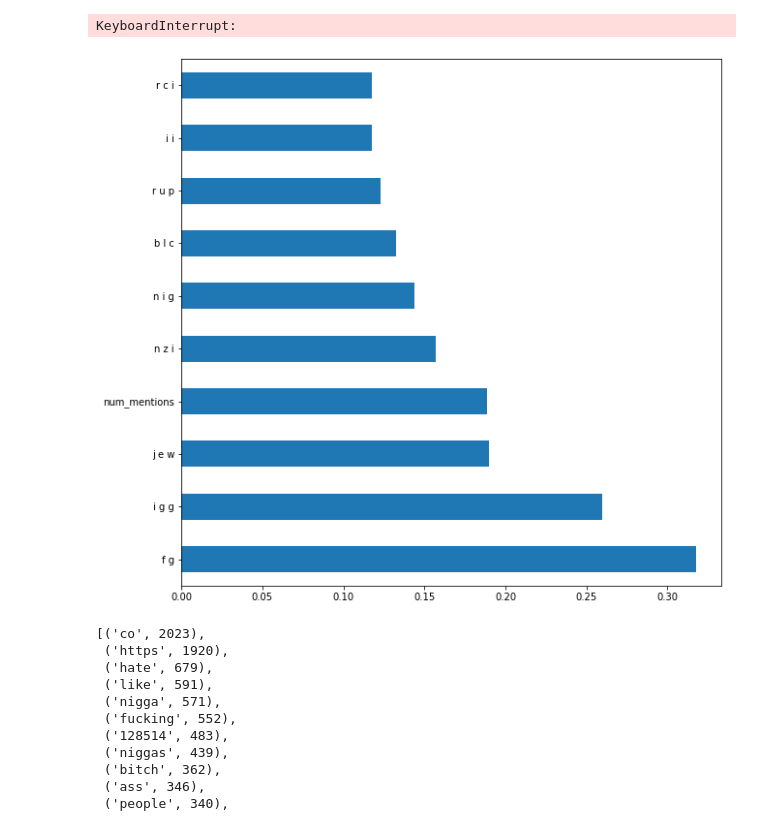
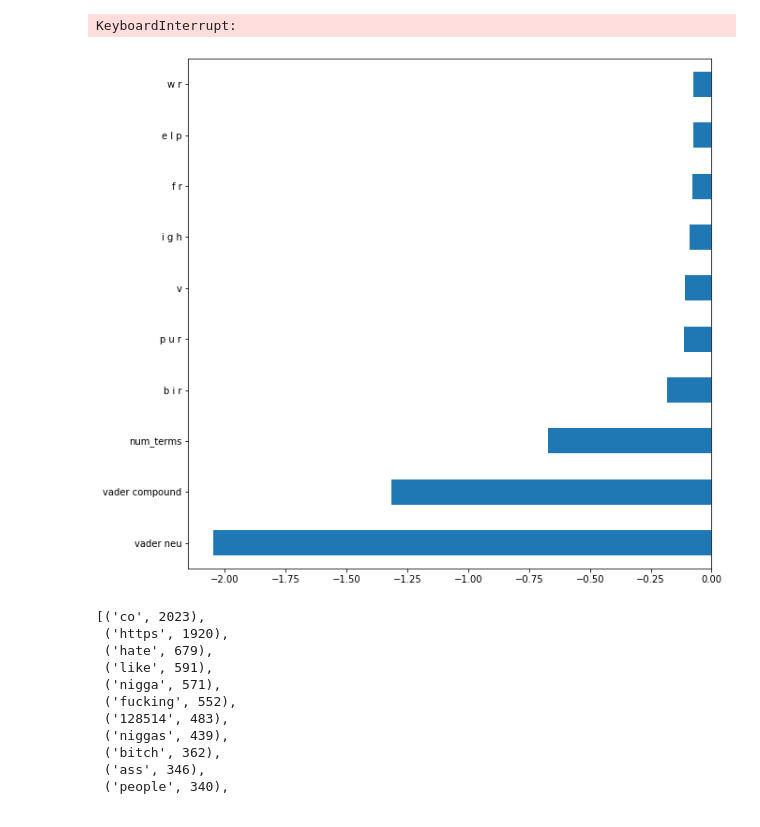
Before and after one commit to nchibana/twitter-speech-classifier, a Jupyter notebook: notebooks/Unit 2 Predictive Model Project - Final.ipynb, the cells around one changed output. Cells and saved outputs as stored; diff of their text form; code cells hidden in the pictures.

```diff
--- a/notebooks/Unit 2 Predictive Model Project - Final.ipynb
+++ b/notebooks/Unit 2 Predictive Model Project - Final.ipynb
@@ -604,12 +604,12 @@ KeyboardInterrupt:
 # %%
 %matplotlib inline
 import matplotlib.pyplot as plt
 plt.figure(figsize=(10, 10))
 
 coefficients = pd.Series(model.coef_[0], features)
-coefficients.sort_values(ascending=False).nlargest(10).plot.barh();
+coefficients.sort_values(ascending=False).nsmallest(10).plot.barh();
 # %% [output]
-[figure, old version]
+[figure, new version]
 # %%
 from sklearn.feature_extraction.text import CountVectorizer
 # %%
```
Also changed, not shown: parts of 17 cells of this notebook, 11 other files.
